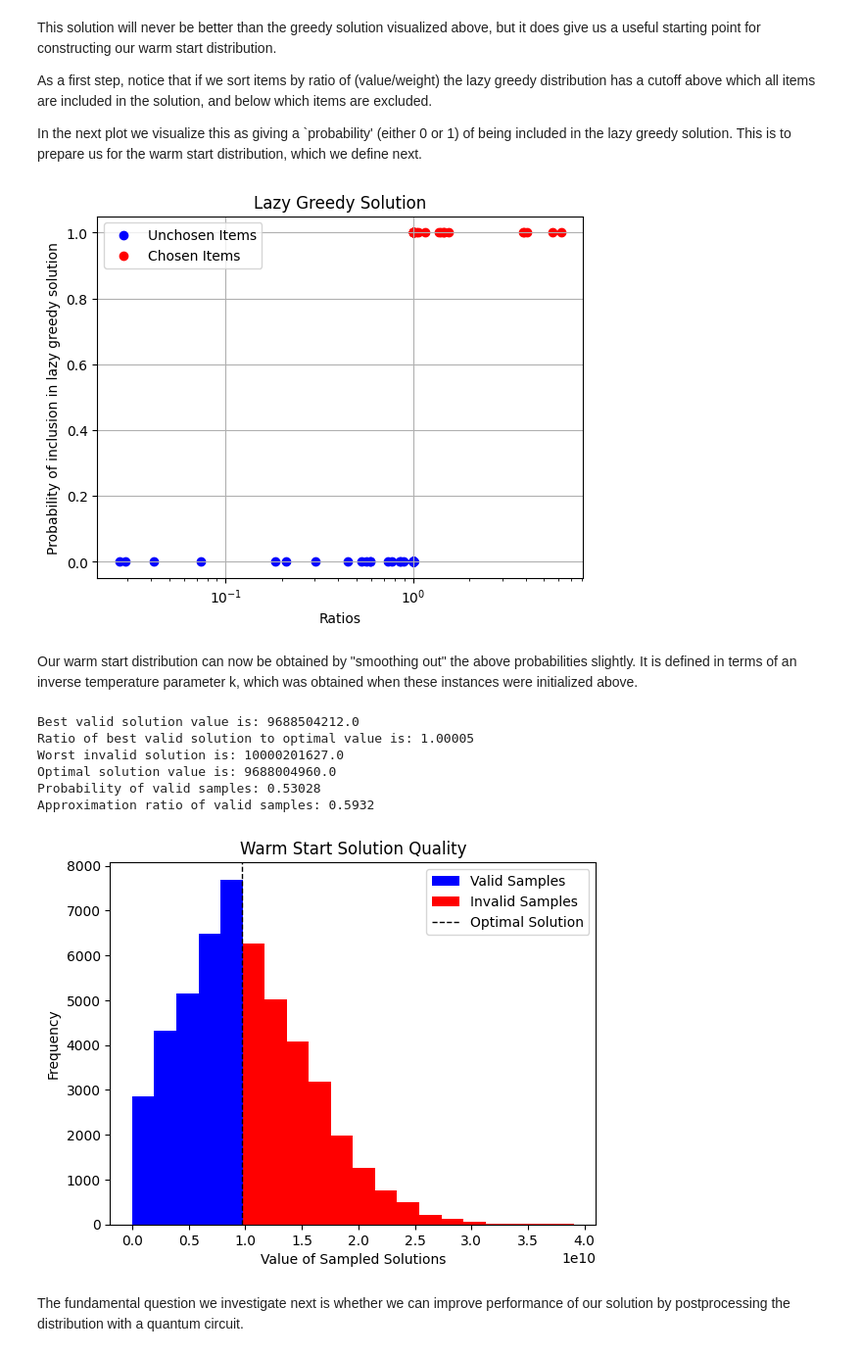
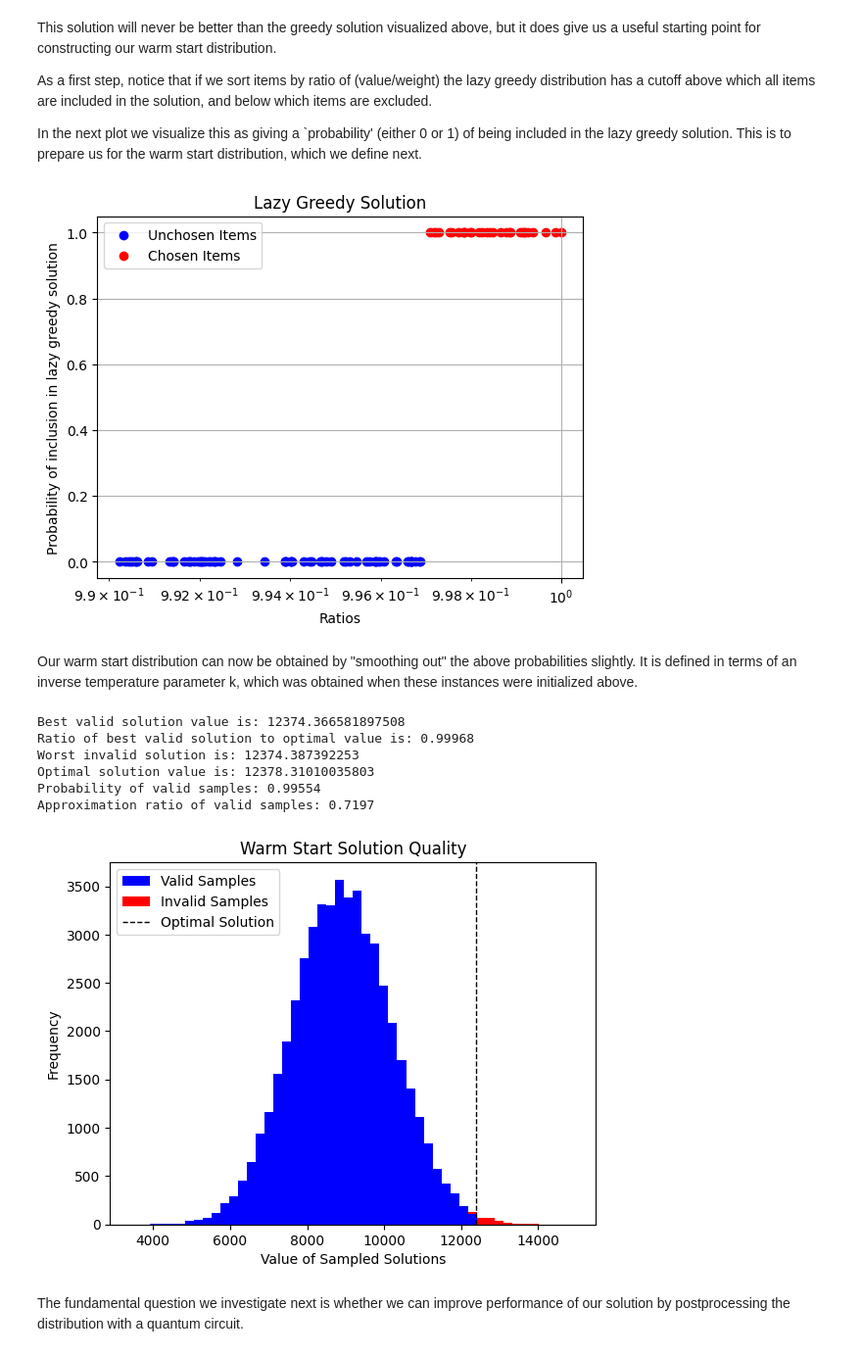
Before and after one commit to jhoule42/xQAOA_unit_commitment, a Jupyter notebook: demo.ipynb, the cells around one changed output. Shown at 98% size. Cells and saved outputs as stored; diff of their text form; code cells hidden in the pictures.

Commit message:
demo for random_ratio_k_500

```diff
--- a/demo.ipynb
+++ b/demo.ipynb
@@ -36,7 +36,7 @@ instances = load_knapsacks("knapsacks.h5")
 k_values = [0, 5, 10, 50, 100, 500, 1000, 10000]
 colours = ['blue', 'green', 'orange', 'red', 'k', 'purple', 'lightblue', 'pink']
 # %%
-instance=instances[0]
+instance=instances[1]
 weights = np.array(instance["weights"])
 values = np.array(instance["values"])
 capacity = instance["capacity"]
@@ -277,7 +270,7 @@ plt.legend()
 plt.grid(True)
 plt.show()
 # %% [output]
-[figure, old version]
+[figure, new version]
 # %% [markdown]
 Our warm start distribution can now be obtained by "smoothing out" the above probabilities slightly. It is defined in terms of an inverse temperature parameter k, which was obtained when these instances were initialized above.
 # %%
@@ -289,41 +282,41 @@ def construct_smoothed_lazy_greedy_distribution(weights, values, capacity, inv_t
     return 1 / (1 + (uniform_probability - 1) * np.exp(-inv_temp * (ratios - cutoff_ratio)))
 
 smoothed_distribution = construct_smoothed_lazy_greedy_distribution(weights, values, capacity, k)
 
 # Now sample from this distribtion
 num_samples =  50000
 samples = np.random.rand(num_samples, len(weights)) < smoothed_distribution
 total_values = np.sum(samples * values, axis=1)
 total_weights = np.sum(samples * weights, axis=1)
 valid_samples = total_weights <= capacity
 
 # Some nice to have statistics
 probability_valid = np.sum(valid_samples) / num_samples
 approxmation_ratio_of_valid = np.mean(total_values[valid_samples]) / optimal_value
 
 # Lets make a histogram showing the total value of the samples
 plt.figure()
-plt.hist([total_values[valid_samples],total_values[~valid_samples]], bins=20, stacked = True, color=['blue','red'], label=['Valid Samples', 'Invalid Samples'])
+plt.hist([total_values[valid_samples],total_values[~valid_samples]], bins=50, stacked = True, color=['blue','red'], label=['Valid Samples', 'Invalid Samples'])
 plt.axvline(optimal_value, color='black', linestyle='dashed', linewidth=1, label='Optimal Solution')
 plt.title('Warm Start Solution Quality')
 plt.xlabel('Value of Sampled Solutions')
 plt.ylabel('Frequency')
 plt.legend()
 
 print(f"Best valid solution value is: {np.max(total_values[valid_samples])}")
 print(f"Ratio of best valid solution to optimal value is: {np.max(total_values[valid_samples])/optimal_value:.5f}")
 print(f"Worst invalid solution is: {np.min(total_values[~valid_samples])}")
 print(f"Optimal solution value is: {optimal_value}")
 print(f"Probability of valid samples: {probability_valid}")
 print(f"Approximation ratio of valid samples: {approxmation_ratio_of_valid:.4f}")
 # %% [output]
-Best valid solution value is: 9688504212.0
-Ratio of best valid solution to optimal value is: 1.00005
-Worst invalid solution is: 10000201627.0
-Optimal solution value is: 9688004960.0
-Probability of valid samples: 0.53028
-Approximation ratio of valid samples: 0.5932
+Best valid solution value is: 12374.366581897508
+Ratio of best valid solution to optimal value is: 0.99968
+Worst invalid solution is: 12374.387392253
+Optimal solution value is: 12378.31010035803
+Probability of valid samples: 0.99554
+Approximation ratio of valid samples: 0.7197
-[figure, old version]
+[figure, new version]
 # %% [markdown]
 The fundamental question we investigate next is whether we can improve performance of our solution by postprocessing the distribution with a quantum circuit.
 # %% [markdown]
```
Also changed, not shown: parts of 17 cells of this notebook.
